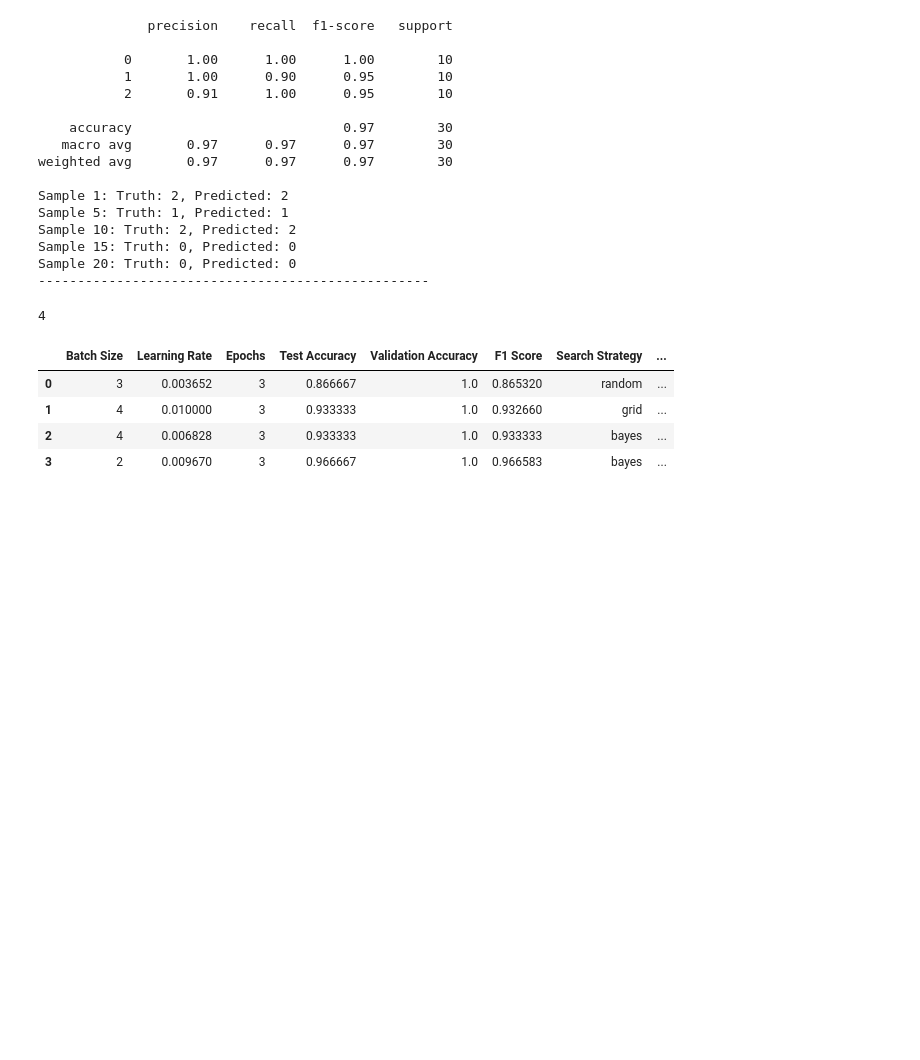
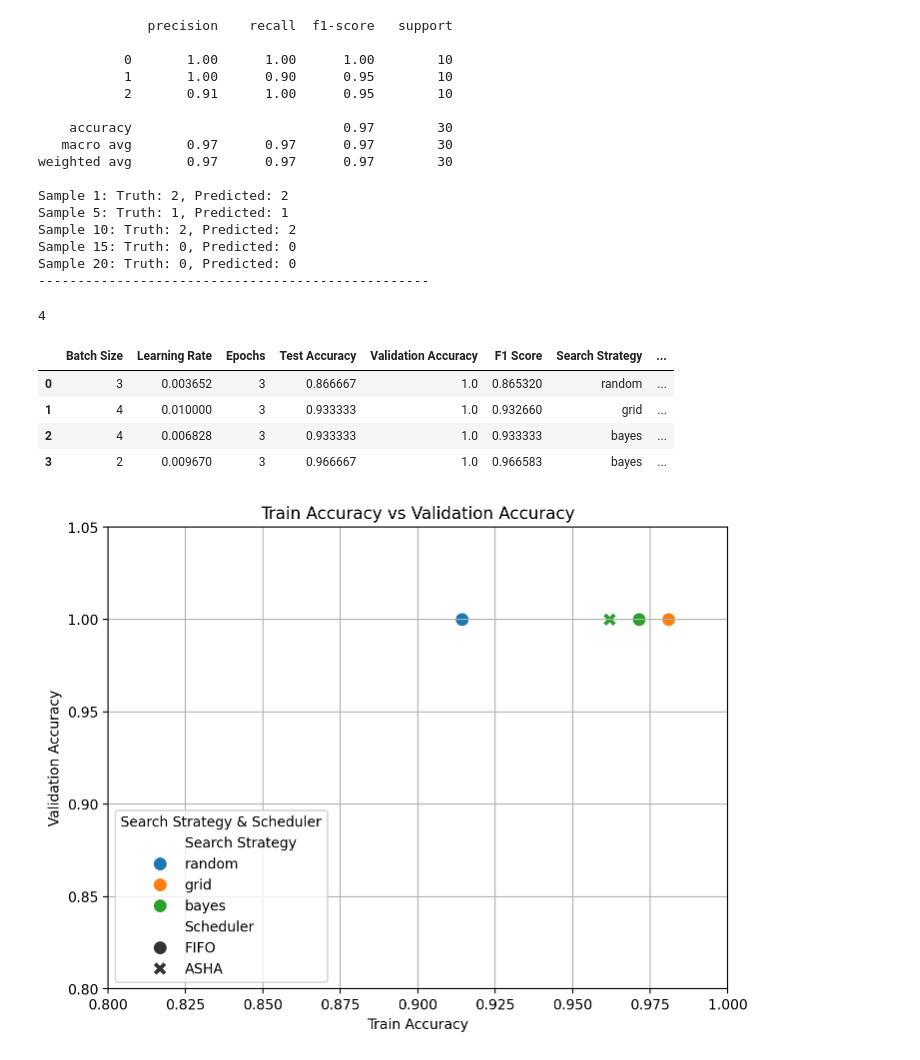
Before and after one commit to Soham-Gaonkar/STTAI-Assignment6-Reproducibility-and-HPO, a Jupyter notebook: section2.ipynb, the cells around one changed output. Cells and saved outputs as stored; diff of their text form; code cells hidden in the pictures; blank space fills up the shorter version.

```diff
--- a/section2.ipynb
+++ b/section2.ipynb
@@ -891,3 +891,45 @@ display(results_table_auto)
 | 1 | 4 | 0.010000 | 3 | 0.933333 | 1.0 | 0.932660 | grid | ... |
 | 2 | 4 | 0.006828 | 3 | 0.933333 | 1.0 | 0.933333 | bayes | ... |
 | 3 | 2 | 0.009670 | 3 | 0.966667 | 1.0 | 0.966583 | bayes | ... |
+# %%
+import matplotlib.pyplot as plt
+import seaborn as sns
+import pandas as pd
+
+# Data from your table
+data = {
+    "Batch Size": [3, 4, 4, 2],
+    "Learning Rate": [0.003652, 0.010000, 0.006828, 0.009670],
+    "Epochs": [3, 3, 3, 3],
+    "Test Accuracy": [0.866667, 0.933333, 0.933333, 0.966667],
+    "Validation Accuracy": [1.0, 1.0, 1.0, 1.0],
+    "F1 Score": [0.865320, 0.932660, 0.933333, 0.966583],
+    "Search Strategy": ["random", "grid", "bayes", "bayes"],
+    "Scheduler": ["FIFO", "FIFO", "FIFO", "ASHA"]
+}
+
+df = pd.DataFrame(data)
+df = results_table_auto
+
+# Scatter plot
+plt.figure(figsize=(8, 6))
+sns.scatterplot(
+    x=df["Train Accuracy"],
+    y=df["Validation Accuracy"],
+    hue=df["Search Strategy"],
+    style=df["Scheduler"],
+    s=100  # Size of points
+)
+
+# Labels and title
+plt.xlabel("Train Accuracy")
+plt.ylabel("Validation Accuracy")
+plt.title("Train Accuracy vs Validation Accuracy")
+plt.legend(title="Search Strategy & Scheduler", loc='lower left')
+plt.xlim(0.8, 1.0)  # Set appropriate limits for better visualization
+plt.ylim(0.8, 1.05)
+plt.grid(True)
+
+plt.show()
+# %% [output]
+[figure, added]
```
Also changed, not shown: 1 other file.
